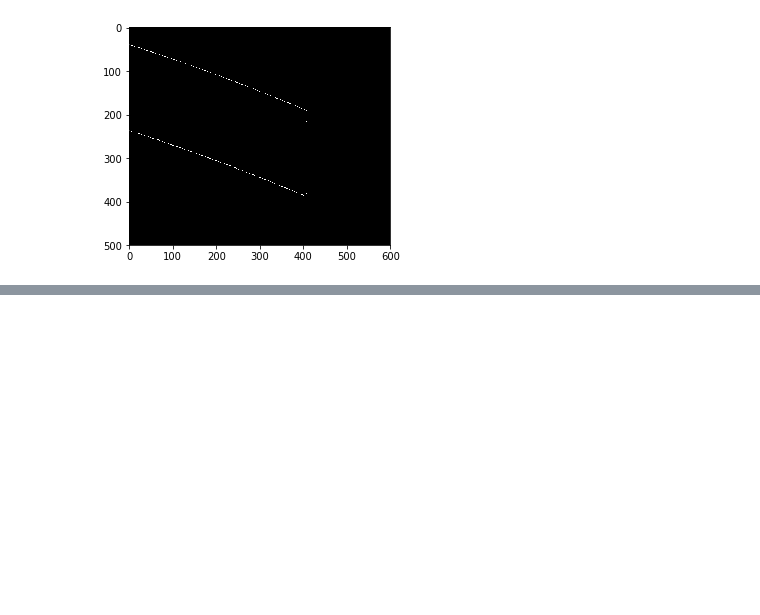
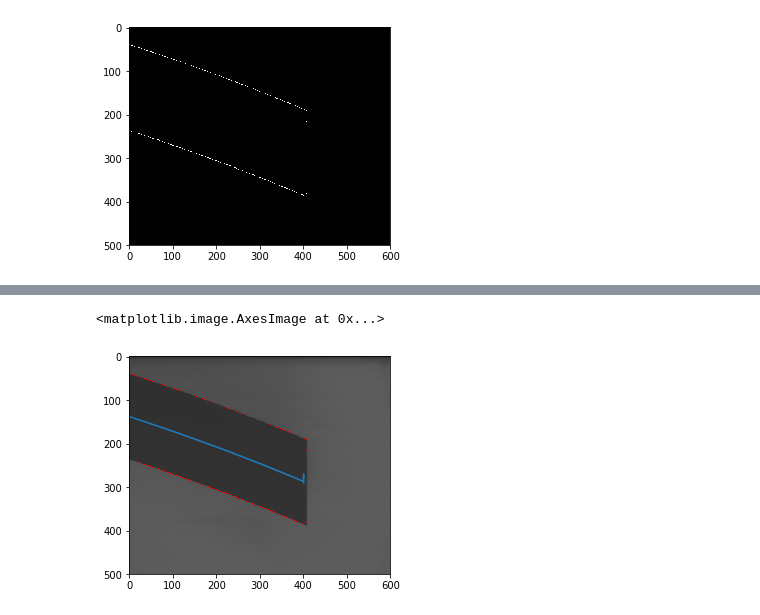
Before and after one commit to EdKaHe/zeissoyaner, a Jupyter notebook: Backend/curve_detection_2.ipynb, the cells around one changed output, grey strips where cells are left out. Saved outputs shown, nothing was run; the diff lists cells and outputs as text; code cells hidden in the pictures; blank space fills up the shorter version.

```diff
--- a/Backend/curve_detection_2.ipynb
+++ b/Backend/curve_detection_2.ipynb
@@ -79,0 +87,10 @@ array([[1, 1, 1, ..., 1, 1, 1],
+# %%
+x_border = np.array(x_border[0:len(mov_mean)])
+y_border = np.array(y_border[0:len(mov_mean)])
+mov_mean = np.array(mov_mean)
+
+plt.plot(x_border, mov_mean)
+plt.imshow(pre_img)
+# %% [output]
+<matplotlib.image.AxesImage at 0x...>
+[figure, added]
```
Also changed, not shown: parts of 8 cells of this notebook, 5 other files.
